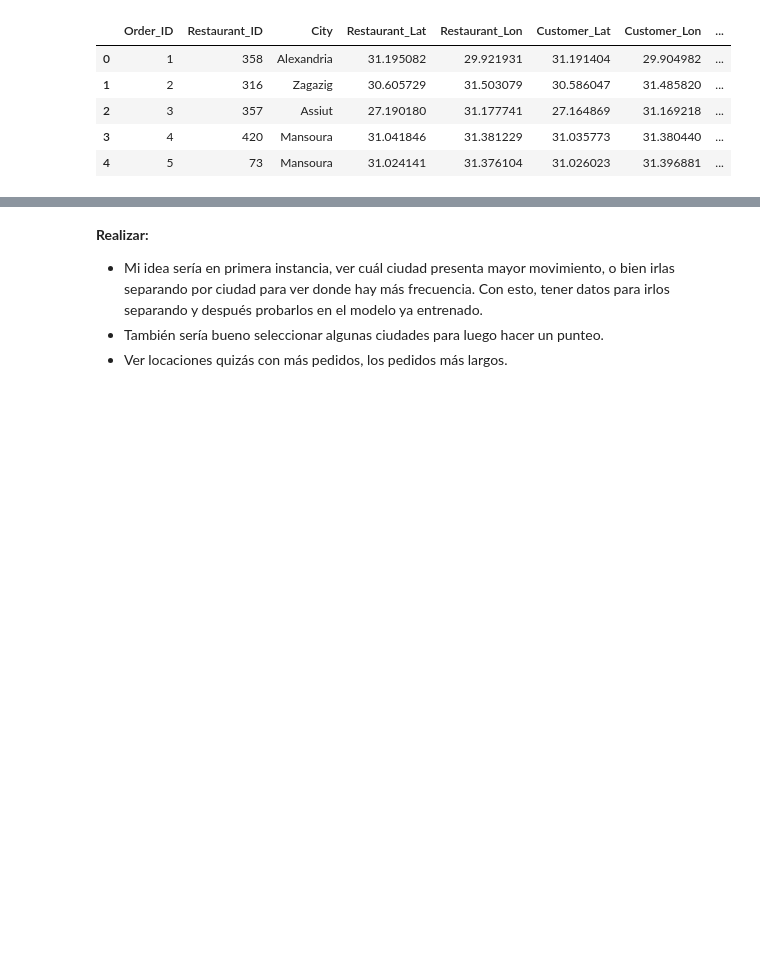
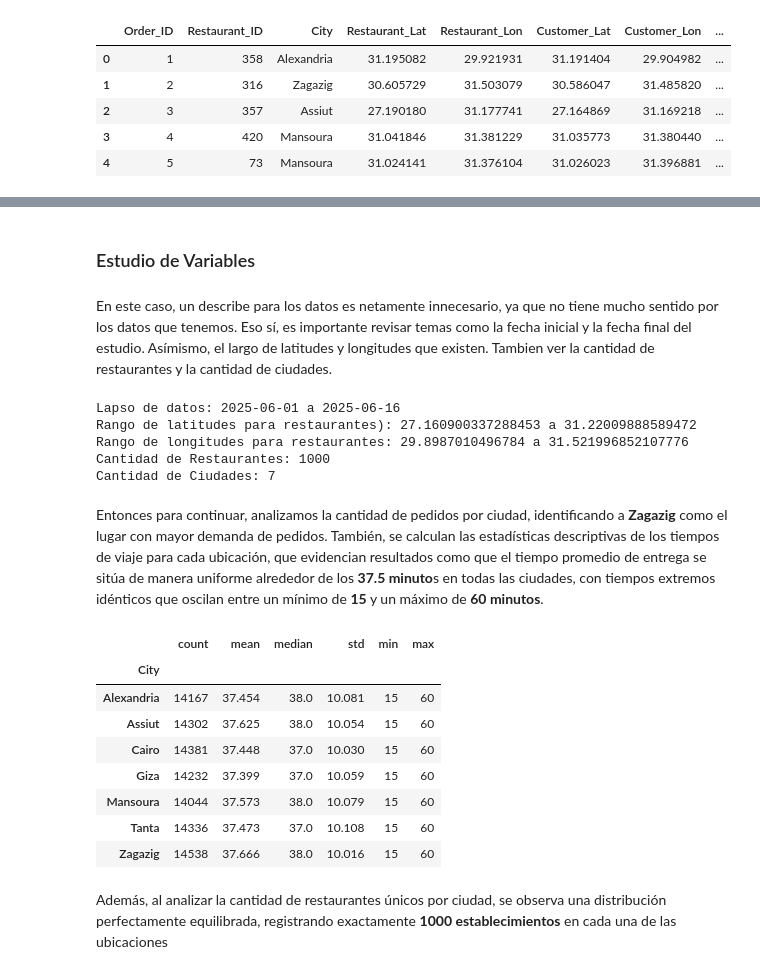
Before and after one commit to printf-scarlettqrow/OptimizerProyect, a Jupyter notebook: notebooks/exploratoryAnalysis.ipynb, the cells around one changed output, grey strips where cells are left out. Cells and saved outputs as stored; diff of their text form; code cells hidden in the pictures; blank space fills up the shorter version.

Commit message:
Finalización de Análisis EDA

```diff
--- a/notebooks/exploratoryAnalysis.ipynb
+++ b/notebooks/exploratoryAnalysis.ipynb
@@ -62,5 +88,33 @@ max        31.220096      31.521995                  60.000000
-# %% [markdown]
-**Realizar:**
-- Mi idea sería en primera instancia, ver cuál ciudad presenta mayor movimiento, o bien irlas separando por ciudad para ver donde hay más frecuencia. Con esto, tener datos para irlos separando y después probarlos en el modelo ya entrenado.
-- También sería bueno seleccionar algunas ciudades para luego hacer un punteo.
-- Ver locaciones quizás con más pedidos, los pedidos más largos.
+# %% [markdown]
+### Estudio de Variables
+# %% [markdown]
+En este caso, un describe para los datos es netamente innecesario, ya que no tiene mucho sentido por los datos que tenemos. Eso sí, es importante revisar temas como la fecha inicial y la fecha final del estudio. Asímismo, el largo de latitudes y longitudes que existen. Tambien ver la cantidad de restaurantes y la cantidad de ciudades.
+# %%
+print(f"Lapso de datos: {df['Order_Date'].min()} a {df['Order_Date'].max()}")
+print(f"Rango de latitudes para restaurantes): {df['Restaurant_Lat'].min()} a {df['Restaurant_Lat'].max()}")
+print(f"Rango de longitudes para restaurantes: {df['Restaurant_Lon'].min()} a {df['Restaurant_Lon'].max()}")
+print(f"Cantidad de Restaurantes: {df['Restaurant_ID'].nunique()}")
+print(f"Cantidad de Ciudades: {df['City'].nunique()}")
+# %% [output]
+Lapso de datos: 2025-06-01 a 2025-06-16
+Rango de latitudes para restaurantes): 27.160900337288453 a 31.22009888589472
+Rango de longitudes para restaurantes: 29.8987010496784 a 31.521996852107776
+Cantidad de Restaurantes: 1000
+Cantidad de Ciudades: 7
+# %% [markdown]
+Entonces para continuar, analizamos la cantidad de pedidos por ciudad, identificando a **Zagazig** como el lugar con mayor demanda de pedidos. También, se calculan las estadísticas descriptivas de los tiempos de viaje para cada ubicación, que evidencian resultados como que el tiempo promedio de entrega se sitúa de manera uniforme alrededor de los **37.5 minuto**s en todas las ciudades, con tiempos extremos idénticos que oscilan entre un mínimo de **15** y un máximo de **60 minutos**.
+# %%
+# Estadísticas por ciudad
+df.groupby('City')['Delivery_Duration_Minutes'].agg([('count', 'count'), ('mean', 'mean'), ('median', 'median'), ('std', 'std'), ('min', 'min'), ('max', 'max')]).round(3)
+# %% [output]
+|  | count | mean | median | std | min | max |
+| City |  |  |  |  |  |  |
+| Alexandria | 14167 | 37.454 | 38.0 | 10.081 | 15 | 60 |
+| Assiut | 14302 | 37.625 | 38.0 | 10.054 | 15 | 60 |
+| Cairo | 14381 | 37.448 | 37.0 | 10.030 | 15 | 60 |
+| Giza | 14232 | 37.399 | 37.0 | 10.059 | 15 | 60 |
+| Mansoura | 14044 | 37.573 | 38.0 | 10.079 | 15 | 60 |
+| Tanta | 14336 | 37.473 | 37.0 | 10.108 | 15 | 60 |
+| Zagazig | 14538 | 37.666 | 38.0 | 10.016 | 15 | 60 |
+# %% [markdown]
+Además, al analizar la cantidad de restaurantes únicos por ciudad, se observa una distribución perfectamente equilibrada, registrando exactamente **1000 establecimientos** en cada una de las ubicaciones
```
Also changed, not shown: parts of 28 cells of this notebook, 1 other file.
